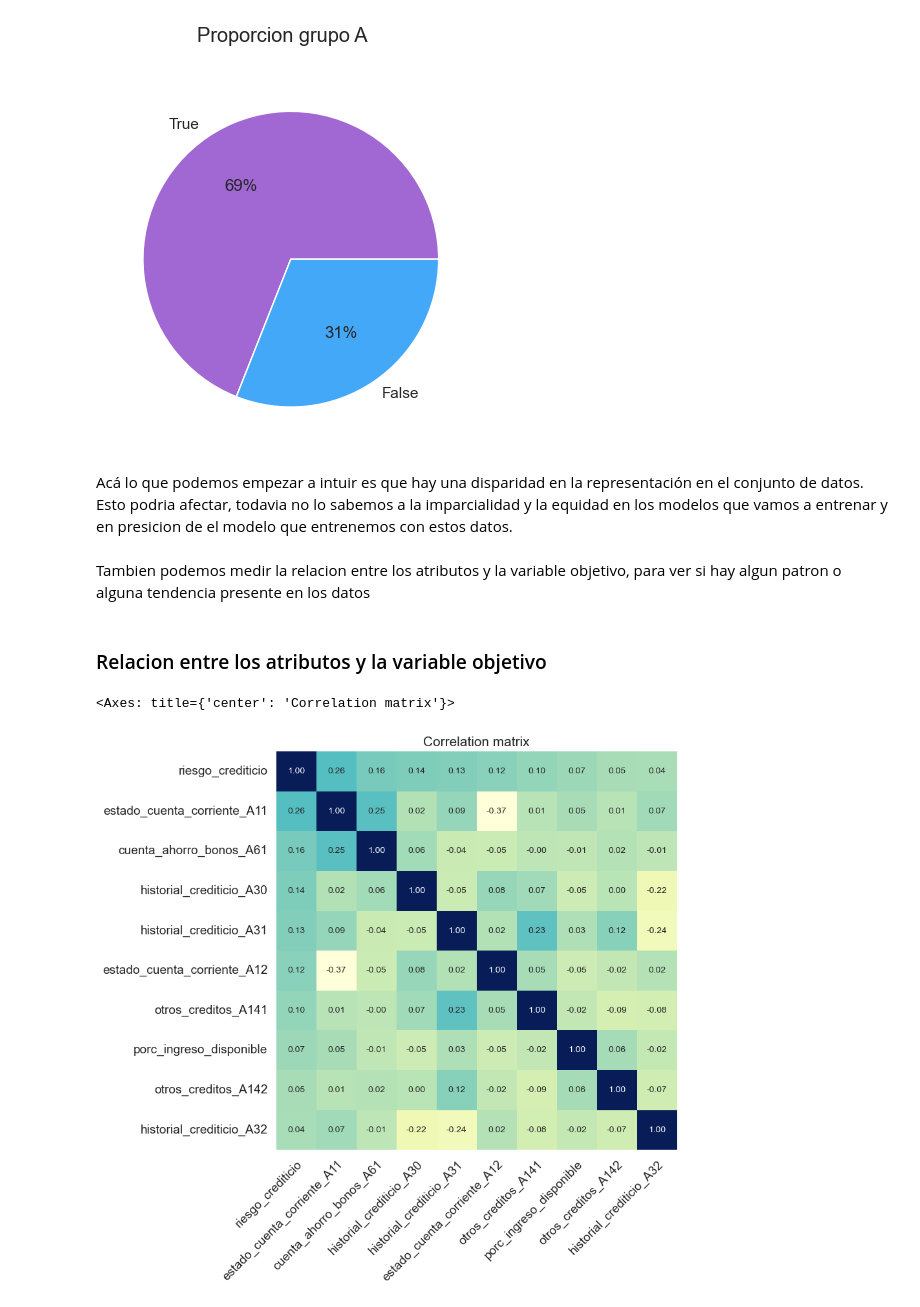
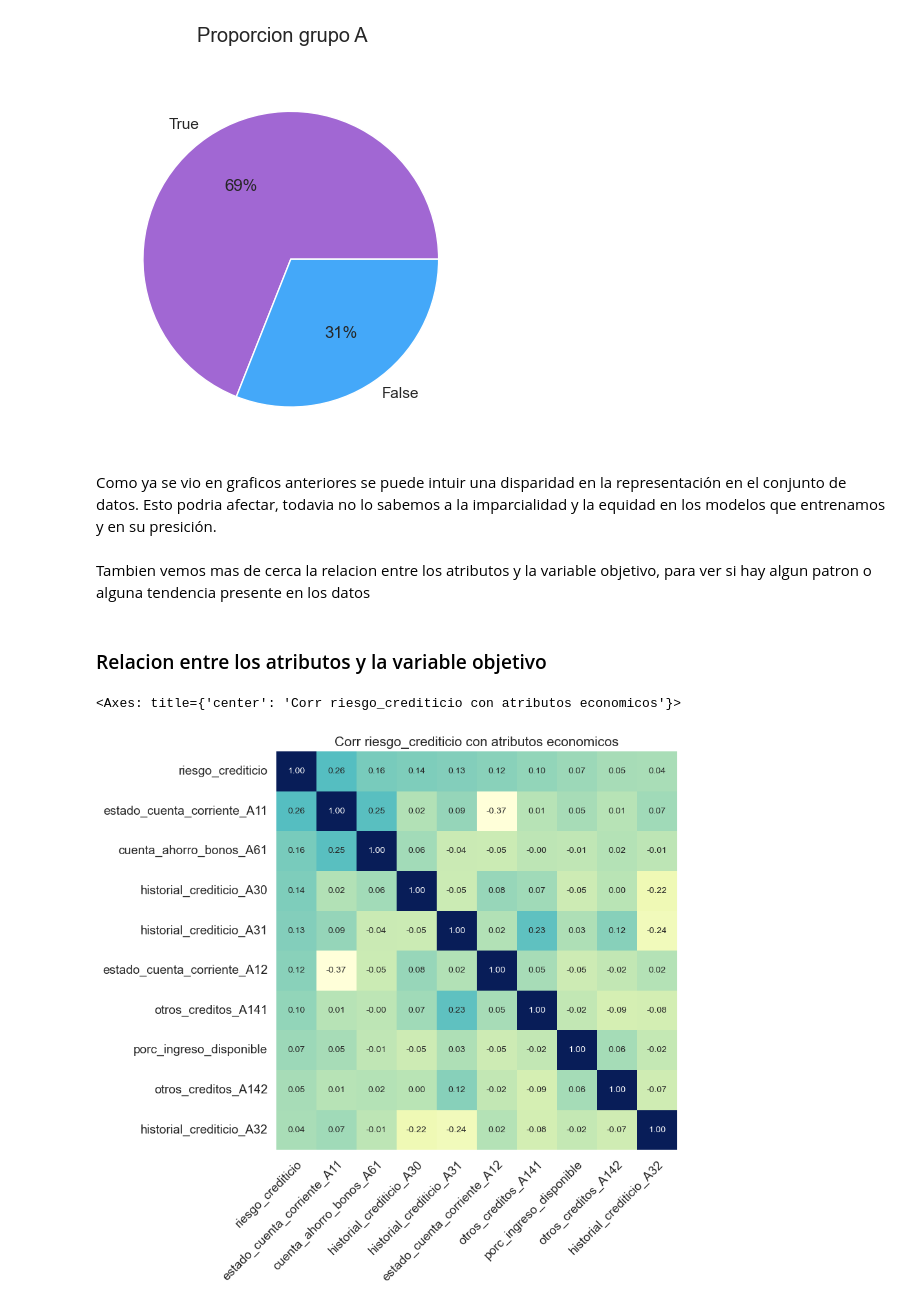
Before and after one commit to ezemartlopez/TP-Integrador-Equidad-en-Aprendizaje-Autom-tico, a Jupyter notebook: 01_Conjunto_datos.ipynb, the cells around one changed output. Cells and saved outputs as stored; diff of their text form; code cells hidden in the pictures.

```diff
--- a/01_Conjunto_datos.ipynb
+++ b/01_Conjunto_datos.ipynb
@@ -1218,26 +1207,26 @@ group_pie_plot(grupo_a, title = 'Proporcion grupo A')
 <Axes: >
 [figure]
 # %% [markdown]
-Acá lo que podemos empezar a intuir es que hay una disparidad en la representación en el conjunto de datos. Esto podria afectar, todavia no lo sabemos a la imparcialidad y la equidad en los modelos que vamos a entrenar y en  presicion de el modelo que entrenemos con estos datos.
+Como ya se vio en graficos anteriores se puede intuir una disparidad en la representación en el conjunto de datos. Esto podria afectar, todavia no lo sabemos a la imparcialidad y la equidad en los modelos que entrenamos y en su presición.
 # %% [markdown]
-Tambien podemos medir la relacion entre los atributos y la variable objetivo, para ver si hay algun patron o alguna tendencia presente en los datos
+Tambien vemos mas de cerca la relacion entre los atributos y la variable objetivo, para ver si hay algun patron o alguna tendencia presente en los datos
 # %% [markdown]
 ### Relacion entre los atributos y la variable objetivo
 # %%
 from holisticai.datasets.plots import correlation_matrix_plot
 # Matriz de correlacion para atributos relacionados al historial crediticio/ situacion economica
 correlation_matrix_plot(features_encoded, features = ['porc_ingreso_disponible',
        'num_creditos_banco', 'estado_cuenta_corriente_A11', 'estado_cuenta_corriente_A12',
        'estado_cuenta_corriente_A13', 'estado_cuenta_corriente_A14',
        'historial_crediticio_A30', 'historial_crediticio_A31',
        'historial_crediticio_A32', 'historial_crediticio_A33',
        'historial_crediticio_A34', 'cuenta_ahorro_bonos_A61',
        'cuenta_ahorro_bonos_A62', 'cuenta_ahorro_bonos_A63',
        'cuenta_ahorro_bonos_A64', 'cuenta_ahorro_bonos_A65','otros_creditos_A141', 'otros_creditos_A142',
-       'otros_creditos_A143'], target_feature='riesgo_crediticio',  size=(8, 8), n_features=10)
+       'otros_creditos_A143'], target_feature='riesgo_crediticio',  size=(8, 8), n_features=10,title='Corr riesgo_crediticio con atributos economicos')
 # %% [output]
-<Axes: title={'center': 'Correlation matrix'}>
+<Axes: title={'center': 'Corr riesgo_crediticio con atributos economicos'}>
-[figure, old version]
+[figure, new version]
 # %%
 # Matriz de correlacion para atributos relacionados a datos personales
 
```
Also changed, not shown: parts of 33 cells of this notebook.
